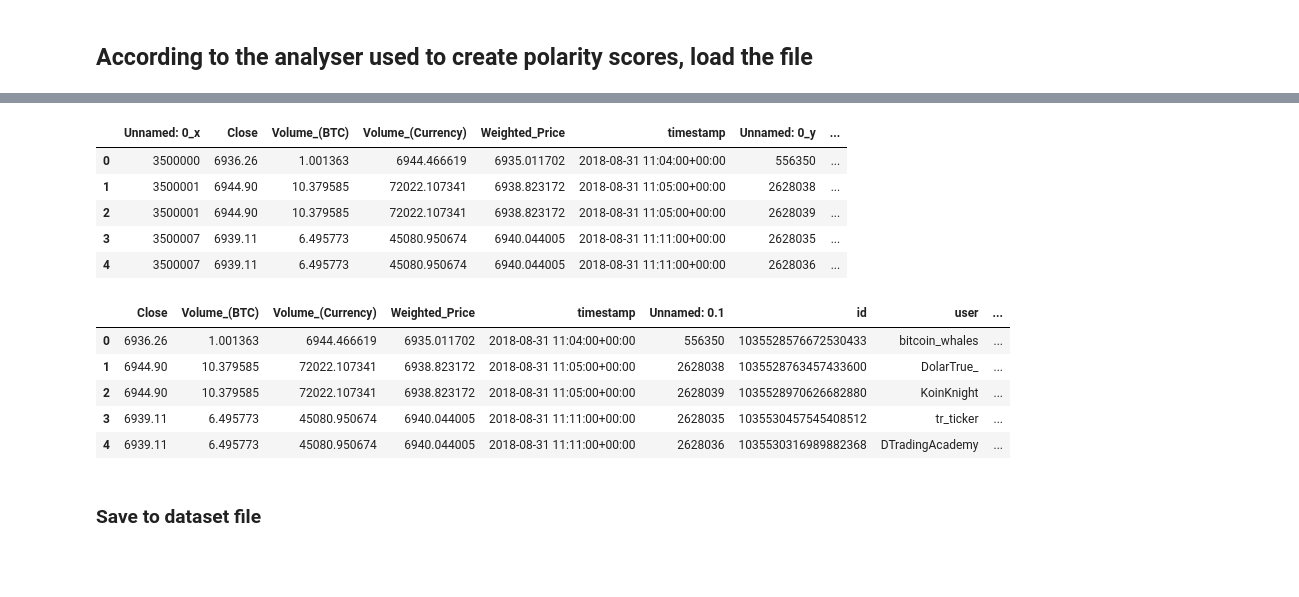
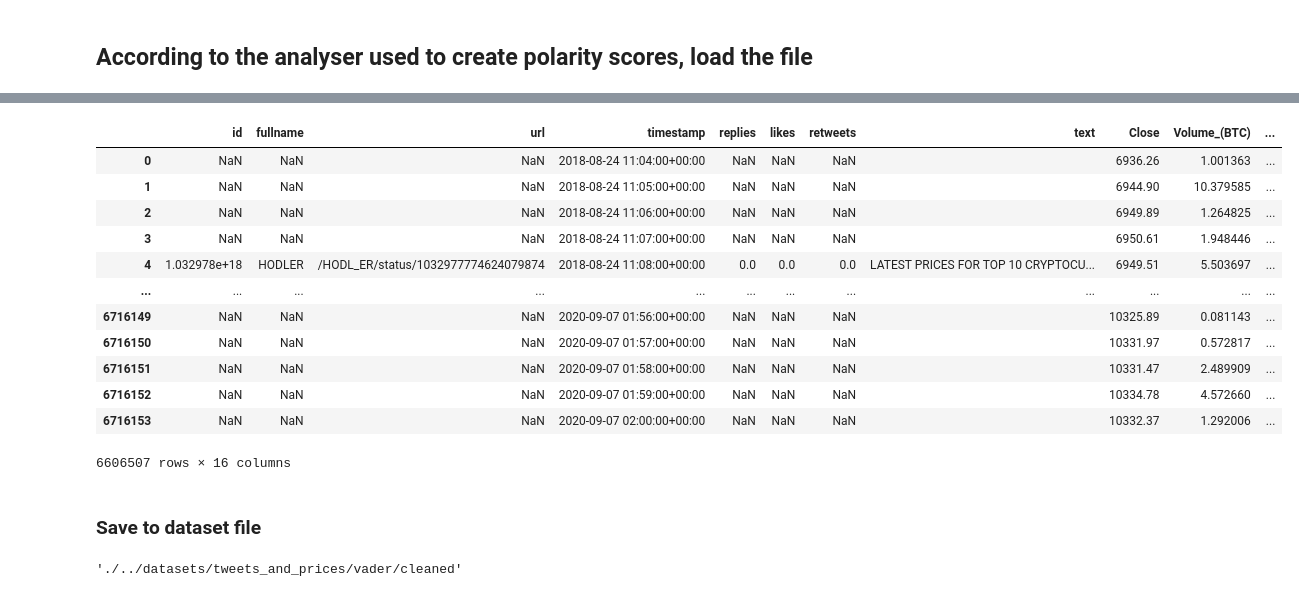
Before and after one commit to jacquesvcritien/fyp, a Jupyter notebook: data_generators_cleaners/data_lag_creator.ipynb, the cells around one changed output, grey strips where cells are left out. Drawn from its saved outputs; the diff is of its cells as text; code cells hidden in the pictures; blank space fills up the shorter version.

```diff
--- a/data_generators_cleaners/data_lag_creator.ipynb
+++ b/data_generators_cleaners/data_lag_creator.ipynb
@@ -77,3 +89,0 @@ tweet_data_copy.head()
-# %%
-#convert btc data to UTC
-btc_data['timestamp'] = pd.to_datetime(btc_data['timestamp'], utc = True)
@@ -80,4 +95,4 @@ btc_data['timestamp'] = pd.to_datetime(btc_data['timestamp'], utc = True)
 # %%
 #concatinate btc prices and tweets on timestamp
-final_data = btc_data.merge(tweet_data_copy, on="timestamp")
+final_data = btc_data.merge(tweet_data, how="left", on="timestamp")
 # %%
@@ -92,12 +114,29 @@ final_data.head()
 # %%
 #drop rows where close is null
 final_data = final_data.dropna(axis=0, subset=['Close'])
+#drop unwanted columns
+wanted_cols = ['id', 'fullname', 'url', 'timestamp', 'replies', 'likes', 'retweets', 'text', 'Close', 'Volume_(BTC)', 'Volume_(Currency)', 'Weighted_Price']
+
+if with_polarity:
+    wanted_cols = wanted_cols + ['neg_pol', 'neu_pol', 'pos_pol', 'compound']
+
+final_data = final_data[wanted_cols]
+# %%
+#replace empty text with empty string
+final_data['text'] = final_data['text'].fillna('')
 # %%
-final_data.head()
+final_data
 # %% [output]
-|  | Unnamed: 0_x | Close | Volume_(BTC) | Volume_(Currency) | Weighted_Price | timestamp | Unnamed: 0_y | ... |
-| 0 | 3500000 | 6936.26 | 1.001363 | 6944.466619 | 6935.011702 | 2018-08-31 11:04:00+00:00 | 556350 | ... |
-| 1 | 3500001 | 6944.90 | 10.379585 | 72022.107341 | 6938.823172 | 2018-08-31 11:05:00+00:00 | 2628038 | ... |
-| 2 | 3500001 | 6944.90 | 10.379585 | 72022.107341 | 6938.823172 | 2018-08-31 11:05:00+00:00 | 2628039 | ... |
-| 3 | 3500007 | 6939.11 | 6.495773 | 45080.950674 | 6940.044005 | 2018-08-31 11:11:00+00:00 | 2628035 | ... |
-| 4 | 3500007 | 6939.11 | 6.495773 | 45080.950674 | 6940.044005 | 2018-08-31 11:11:00+00:00 | 2628036 | ... |
+|  | id | fullname | url | timestamp | replies | likes | retweets | text | Close | Volume_(BTC) | ... |
+| 0 | NaN | NaN | NaN | 2018-08-24 11:04:00+00:00 | NaN | NaN | NaN |  | 6936.26 | 1.001363 | ... |
+| 1 | NaN | NaN | NaN | 2018-08-24 11:05:00+00:00 | NaN | NaN | NaN |  | 6944.90 | 10.379585 | ... |
+| 2 | NaN | NaN | NaN | 2018-08-24 11:06:00+00:00 | NaN | NaN | NaN |  | 6949.89 | 1.264825 | ... |
+| 3 | NaN | NaN | NaN | 2018-08-24 11:07:00+00:00 | NaN | NaN | NaN |  | 6950.61 | 1.948446 | ... |
+| 4 | 1.032978e+18 | HODLER | /HODL_ER/status/1032977774624079874 | 2018-08-24 11:08:00+00:00 | 0.0 | 0.0 | 0.0 | LATEST PRICES FOR TOP 10 CRYPTOCU... | 6949.51 | 5.503697 | ... |
+| ... | ... | ... | ... | ... | ... | ... | ... | ... | ... | ... | ... |
+| 6716149 | NaN | NaN | NaN | 2020-09-07 01:56:00+00:00 | NaN | NaN | NaN |  | 10325.89 | 0.081143 | ... |
+| 6716150 | NaN | NaN | NaN | 2020-09-07 01:57:00+00:00 | NaN | NaN | NaN |  | 10331.97 | 0.572817 | ... |
+| 6716151 | NaN | NaN | NaN | 2020-09-07 01:58:00+00:00 | NaN | NaN | NaN |  | 10331.47 | 2.489909 | ... |
+| 6716152 | NaN | NaN | NaN | 2020-09-07 01:59:00+00:00 | NaN | NaN | NaN |  | 10334.78 | 4.572660 | ... |
+| 6716153 | NaN | NaN | NaN | 2020-09-07 02:00:00+00:00 | NaN | NaN | NaN |  | 10332.37 | 1.292006 | ... |
+6606507 rows × 16 columns
@@ -107,12 +143,3 @@ final_data = final_data.drop(["Unnamed: 0_x", "Unnamed: 0_y"], axis=1)
-# %%
-final_data.head()
-# %% [output]
-|  | Close | Volume_(BTC) | Volume_(Currency) | Weighted_Price | timestamp | Unnamed: 0.1 | id | user | ... |
-| 0 | 6936.26 | 1.001363 | 6944.466619 | 6935.011702 | 2018-08-31 11:04:00+00:00 | 556350 | 1035528576672530433 | bitcoin_whales | ... |
-| 1 | 6944.90 | 10.379585 | 72022.107341 | 6938.823172 | 2018-08-31 11:05:00+00:00 | 2628038 | 1035528763457433600 | DolarTrue_ | ... |
-| 2 | 6944.90 | 10.379585 | 72022.107341 | 6938.823172 | 2018-08-31 11:05:00+00:00 | 2628039 | 1035528970626682880 | KoinKnight | ... |
-| 3 | 6939.11 | 6.495773 | 45080.950674 | 6940.044005 | 2018-08-31 11:11:00+00:00 | 2628035 | 1035530457545408512 | tr_ticker | ... |
-| 4 | 6939.11 | 6.495773 | 45080.950674 | 6940.044005 | 2018-08-31 11:11:00+00:00 | 2628036 | 1035530316989882368 | DTradingAcademy | ... |
 # %% [markdown]
 ### Save to dataset file
 # %%
@@ -120,4 +150,8 @@ folder = './../datasets/tweets_and_prices/'+analyser
 
 if not os.path.exists(folder):
     os.makedirs(folder)
+# %%
+folder
+# %% [output]
+'./../datasets/tweets_and_prices/vader/cleaned'
 # %%
```
Also changed, not shown: parts of 20 cells of this notebook, 2 other files.
